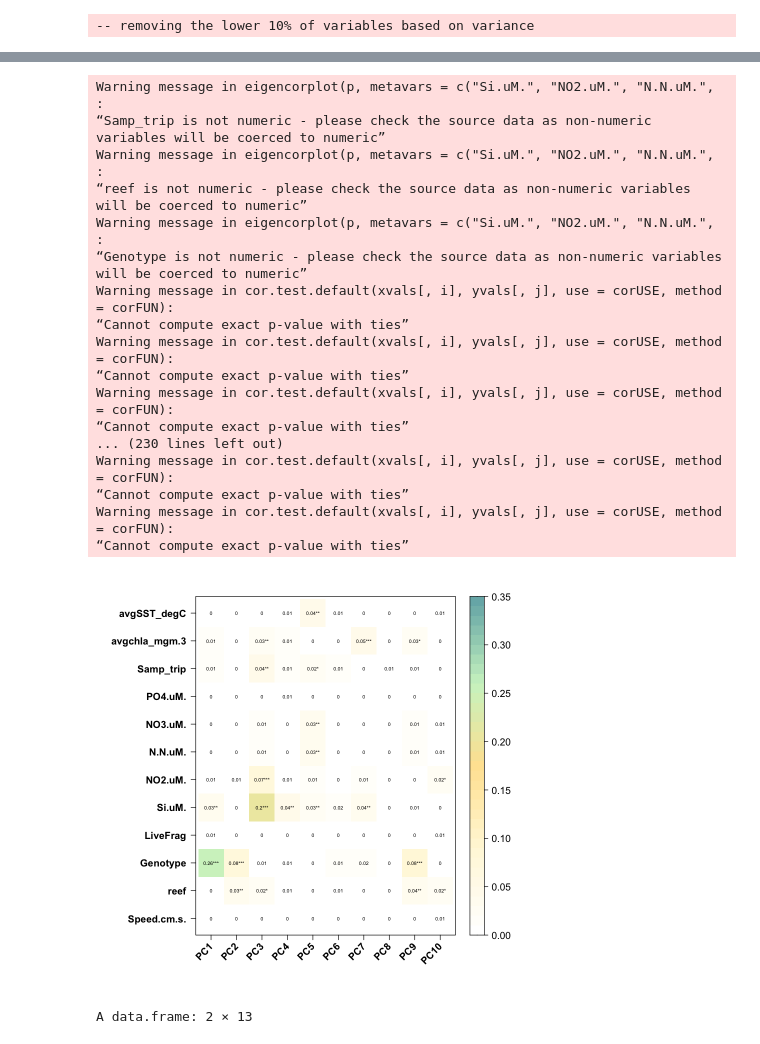
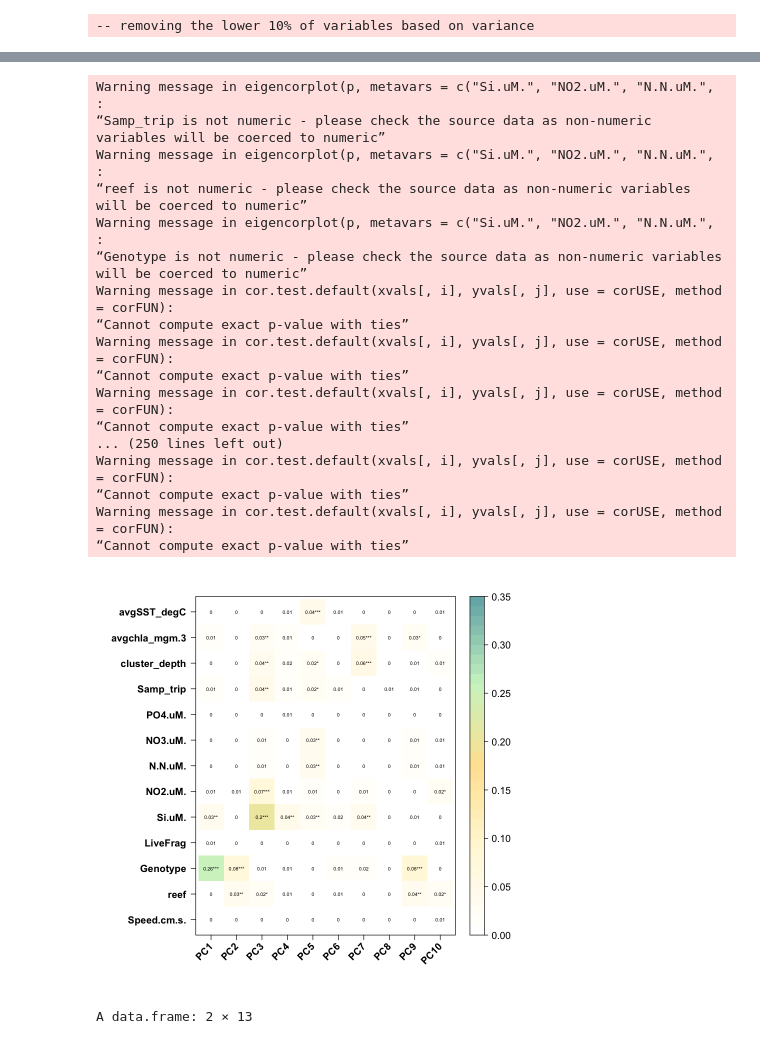
Before and after one commit to srosales712/CoralPersistence, a Jupyter notebook: Beta_POR_explore.ipynb, the cells around one changed output, grey strips where cells are left out. Saved outputs shown, nothing was run; the diff lists cells and outputs as text; code cells hidden in the pictures.

```diff
--- a/Beta_POR_explore.ipynb
+++ b/Beta_POR_explore.ipynb
@@ -746,39 +697,39 @@ colnames(ps_ra_meta)
 # %%
  eigencorplot(p,
     metavars = c('Si.uM.', 'NO2.uM.', 'N.N.uM.', 'NO3.uM.', 'PO4.uM.', "Samp_trip", "avgchla_mgm.3", "reef", "Genotype",
-                "Speed.cm.s.", "avgSST_degC",
+                "Speed.cm.s.", "avgSST_degC", 'cluster_depth',
                 "LiveFrag"),
               col = c('white', 'cornsilk1', "#FFE4A1",  '#CFF3CA', "#77B3B5"),
     cexCorval = 0.5,
     fontCorval = 0.5,
     cexTitleX = 4,
 
     #posLab = 'all',
     rotLabX = 45,
     scale = TRUE,
     plotRsquared = TRUE,
     corFUN = 'spearman',
     corUSE = 'pairwise.complete.obs',
     corMultipleTestCorrection = 'BH')
 # %% [output]
 Warning message in eigencorplot(p, metavars = c("Si.uM.", "NO2.uM.", "N.N.uM.", :
 “Samp_trip is not numeric - please check the source data as non-numeric variables will be coerced to numeric”
 Warning message in eigencorplot(p, metavars = c("Si.uM.", "NO2.uM.", "N.N.uM.", :
 “reef is not numeric - please check the source data as non-numeric variables will be coerced to numeric”
 Warning message in eigencorplot(p, metavars = c("Si.uM.", "NO2.uM.", "N.N.uM.", :
 “Genotype is not numeric - please check the source data as non-numeric variables will be coerced to numeric”
 Warning message in cor.test.default(xvals[, i], yvals[, j], use = corUSE, method = corFUN):
 “Cannot compute exact p-value with ties”
 Warning message in cor.test.default(xvals[, i], yvals[, j], use = corUSE, method = corFUN):
 “Cannot compute exact p-value with ties”
 Warning message in cor.test.default(xvals[, i], yvals[, j], use = corUSE, method = corFUN):
 “Cannot compute exact p-value with ties”
-... (230 lines left out)
+... (250 lines left out)
 Warning message in cor.test.default(xvals[, i], yvals[, j], use = corUSE, method = corFUN):
 “Cannot compute exact p-value with ties”
 Warning message in cor.test.default(xvals[, i], yvals[, j], use = corUSE, method = corFUN):
 “Cannot compute exact p-value with ties”
-[figure, old version]
+[figure, new version]
 # %%
 meta_envs= meta %>%
 select("Genotype", "Samp_trip", "reef",'Speed.cm.s.', 'NO2.uM.', 'N.N.uM.', 'NO3.uM.', 'PO4.uM.', 'Si.uM.',
```
Also changed, not shown: parts of 40 cells of this notebook, 2 other files.
